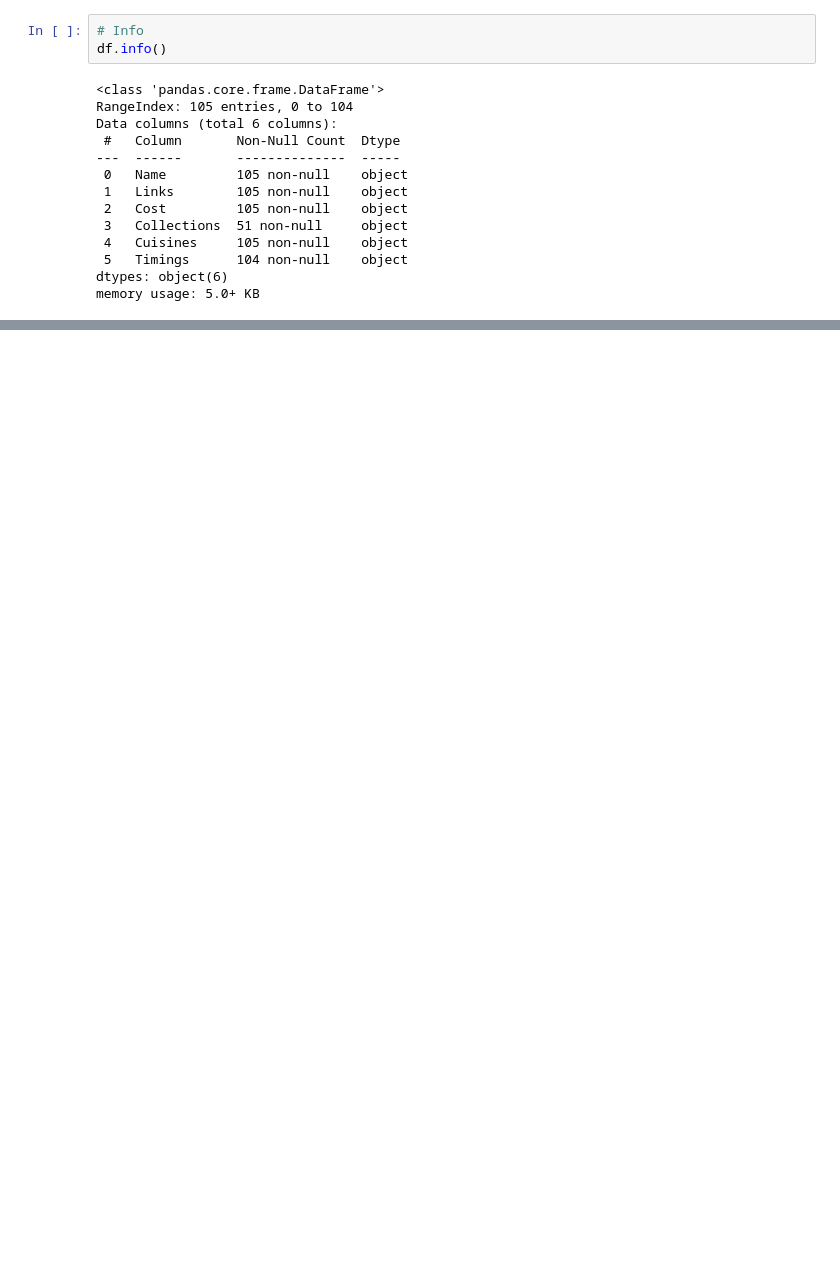
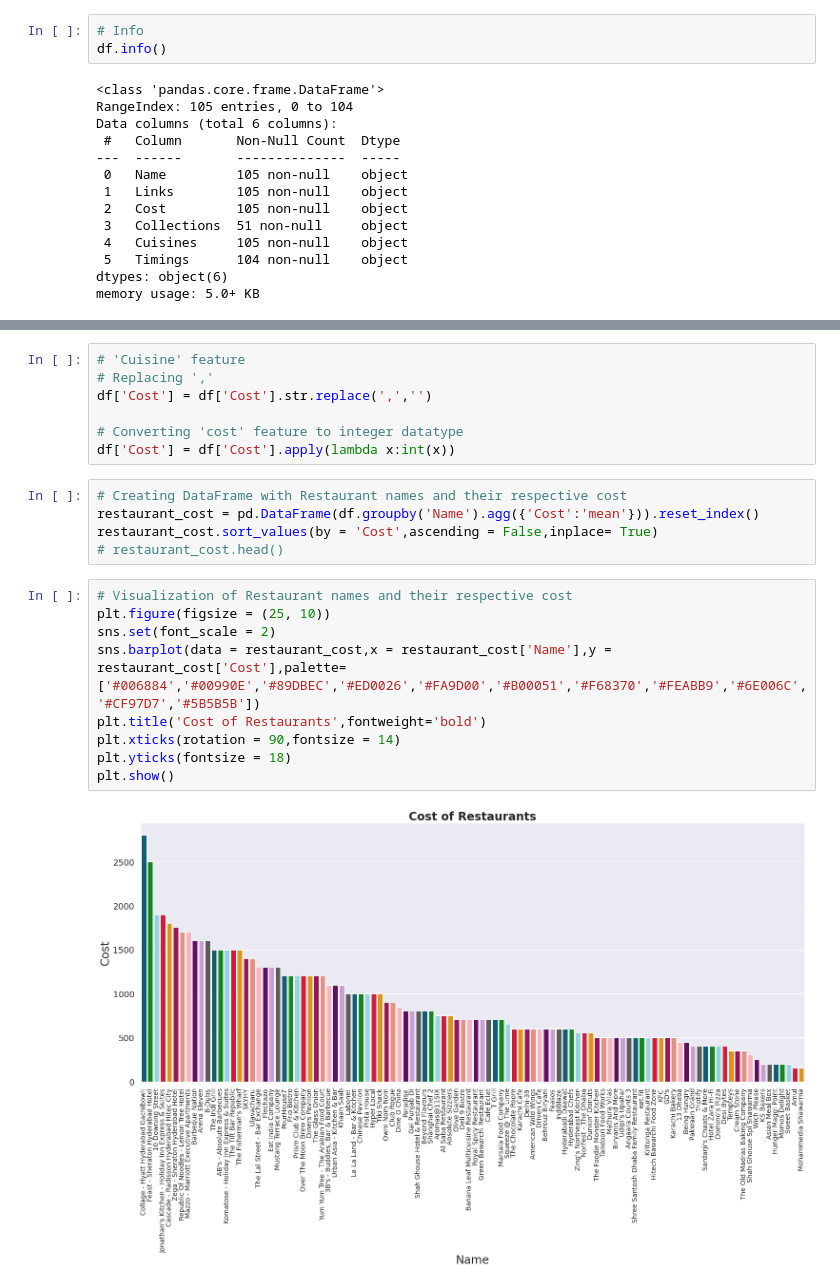
Before and after one commit to Sriharish19/SH_Zomato-Restaurant-Clustering-and-Sentiment-Analysis, a Jupyter notebook: SH_Zomato_Restaurant_Clustering_and_Sentiment_Analysis.ipynb, the cells around one changed output, grey strips where cells are left out. Drawn from its saved outputs; the diff is of its cells as text; blank space fills up the shorter version.

```diff
--- a/SH_Zomato_Restaurant_Clustering_and_Sentiment_Analysis.ipynb
+++ b/SH_Zomato_Restaurant_Clustering_and_Sentiment_Analysis.ipynb
@@ -134,0 +274,23 @@ memory usage: 5.0+ KB
+# %%
+# 'Cuisine' feature
+# Replacing ','
+df['Cost'] = df['Cost'].str.replace(',','')
+
+# Converting 'cost' feature to integer datatype
+df['Cost'] = df['Cost'].apply(lambda x:int(x))
+# %%
+# Creating DataFrame with Restaurant names and their respective cost
+restaurant_cost = pd.DataFrame(df.groupby('Name').agg({'Cost':'mean'})).reset_index()
+restaurant_cost.sort_values(by = 'Cost',ascending = False,inplace= True)
+# restaurant_cost.head()
+# %%
+# Visualization of Restaurant names and their respective cost
+plt.figure(figsize = (25, 10))
+sns.set(font_scale = 2)
+sns.barplot(data = restaurant_cost,x = restaurant_cost['Name'],y = restaurant_cost['Cost'],palette=['#006884','#00990E','#89DBEC','#ED0026','#FA9D00','#B00051','#F68370','#FEABB9','#6E006C','#CF97D7','#5B5B5B'])
+plt.title('Cost of Restaurants',fontweight='bold')
+plt.xticks(rotation = 90,fontsize = 14)
+plt.yticks(fontsize = 18)
+plt.show()
+# %% [output]
+[figure, added]
```
Also changed, not shown: parts of 14 cells of this notebook.
